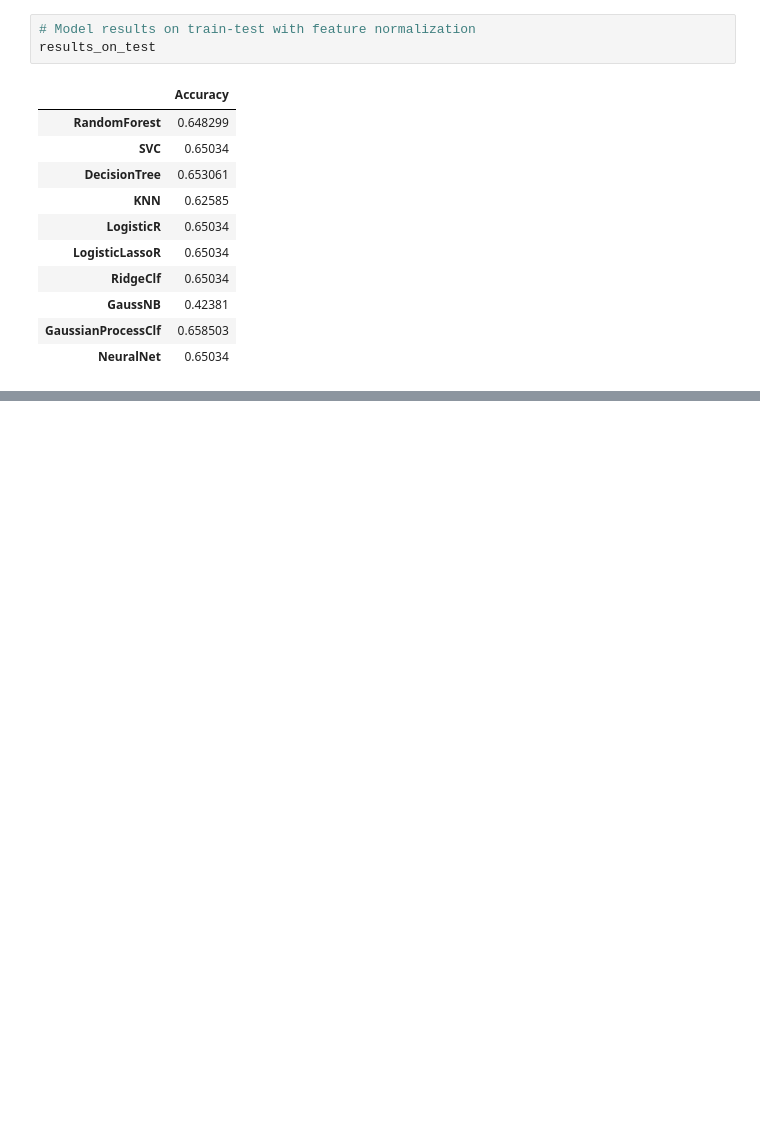
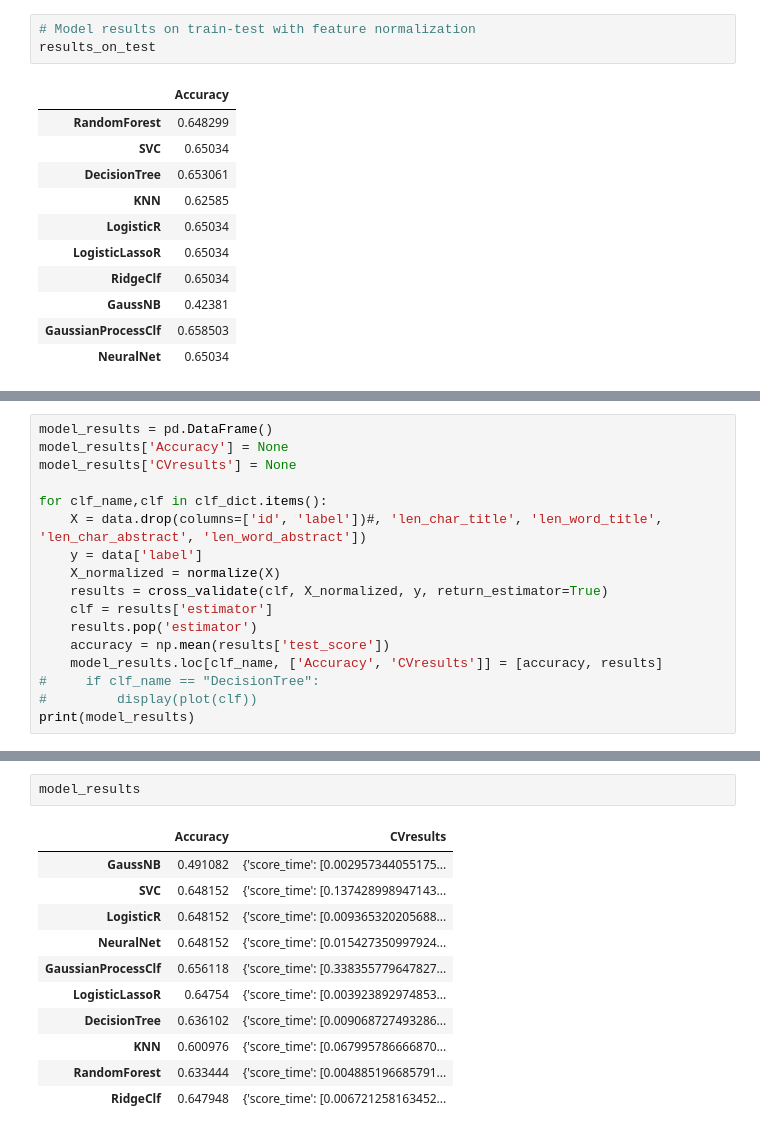
Before and after one commit to shruti-singh/PaperAcceptancePrediction, a Jupyter notebook: shruti/BaselineOnEntireICLR.ipynb, the cells around one changed output, grey strips where cells are left out. Drawn from its saved outputs; the diff is of its cells as text; blank space fills up the shorter version.

```diff
--- a/shruti/BaselineOnEntireICLR.ipynb
+++ b/shruti/BaselineOnEntireICLR.ipynb
@@ -447,0 +514,17 @@ results_on_test
+# %%
+model_results = pd.DataFrame()
+model_results['Accuracy'] = None
+model_results['CVresults'] = None
+
+for clf_name,clf in clf_dict.items():
+    X = data.drop(columns=['id', 'label'])#, 'len_char_title', 'len_word_title', 'len_char_abstract', 'len_word_abstract'])
+    y = data['label']
+    X_normalized = normalize(X)
+    results = cross_validate(clf, X_normalized, y, return_estimator=True)
+    clf = results['estimator']
+    results.pop('estimator')
+    accuracy = np.mean(results['test_score'])
+    model_results.loc[clf_name, ['Accuracy', 'CVresults']] = [accuracy, results]
+#     if clf_name == "DecisionTree":
+#         display(plot(clf))
+print(model_results)
@@ -447,0 +549,14 @@ results_on_test
+# %%
+model_results
+# %% [output]
+|  | Accuracy | CVresults |
+| GaussNB | 0.491082 | {'score_time': [0.002957344055175... |
+| SVC | 0.648152 | {'score_time': [0.137428998947143... |
+| LogisticR | 0.648152 | {'score_time': [0.009365320205688... |
+| NeuralNet | 0.648152 | {'score_time': [0.015427350997924... |
+| GaussianProcessClf | 0.656118 | {'score_time': [0.338355779647827... |
+| LogisticLassoR | 0.64754 | {'score_time': [0.003923892974853... |
+| DecisionTree | 0.636102 | {'score_time': [0.009068727493286... |
+| KNN | 0.600976 | {'score_time': [0.067995786666870... |
+| RandomForest | 0.633444 | {'score_time': [0.004885196685791... |
+| RidgeClf | 0.647948 | {'score_time': [0.006721258163452... |
```
Also changed, not shown: parts of 9 cells of this notebook, 1 other file.
